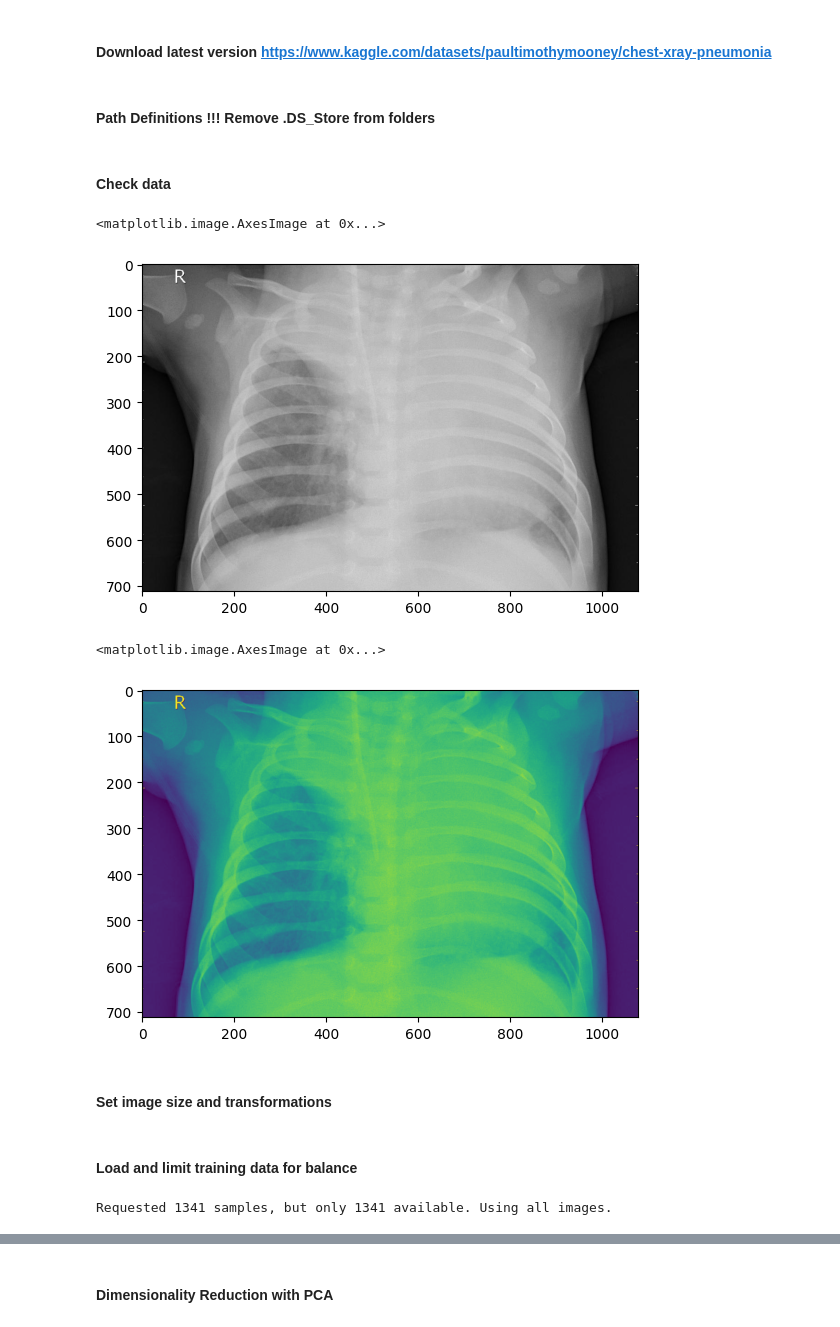
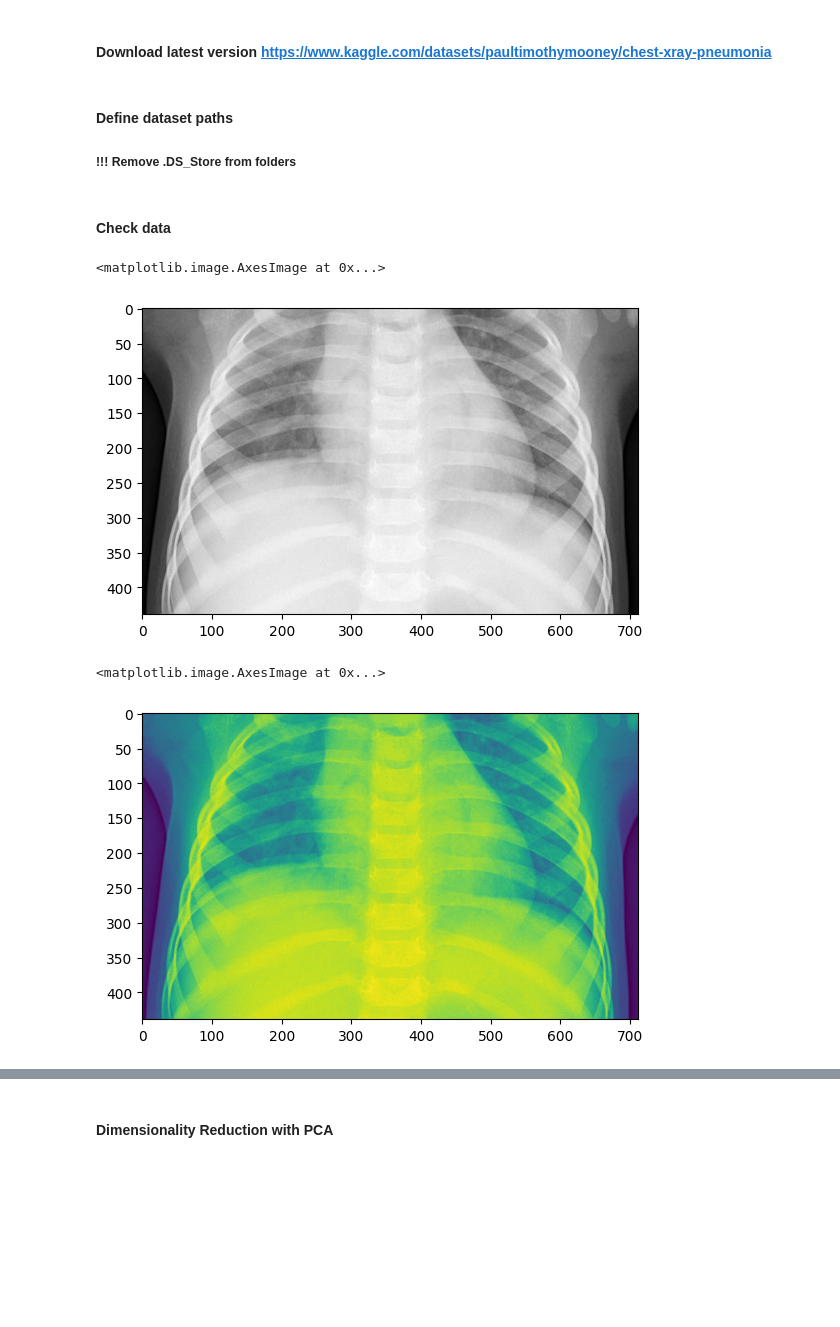
Before and after one commit to ketayon/PNEUMONIA_DETECTION, a Jupyter notebook: QNNCircuit_giskit_pneumonia_detection.ipynb, the cells around one changed output, grey strips where cells are left out. Saved outputs shown, nothing was run; the diff lists cells and outputs as text; code cells hidden in the pictures; blank space fills up the shorter version.

```diff
--- a/QNNCircuit_giskit_pneumonia_detection.ipynb
+++ b/QNNCircuit_giskit_pneumonia_detection.ipynb
@@ -36,4 +38,5 @@ import kagglehub
 path = kagglehub.dataset_download("paultimothymooney/chest-xray-pneumonia")
 # print("Path to dataset files:", path)
 # %% [markdown]
-#### Path Definitions !!! Remove .DS_Store from folders
+#### Define dataset paths
+##### !!! Remove .DS_Store from folders
@@ -45,11 +53,11 @@ validation_path_pneu = f'{path}/chest_xray/test/PNEUMONIA'
 # %% [markdown]
 #### Check data
 # %%
-xray_image = cv2.imread(f'{dataset_path_pneu}/person23_bacteria_92.jpeg', cv2.IMREAD_GRAYSCALE)
+xray_image = cv2.imread(f'{train_path_pneu}/person1_bacteria_1.jpeg', cv2.IMREAD_GRAYSCALE)
 plt.imshow(xray_image, cmap='gray')
 # %% [output]
 <matplotlib.image.AxesImage at 0x...>
-[figure, old version]
+[figure, new version]
 # %%
 transform_img = ScaleIntensity(minv=0.0, maxv=1.0)
 xray_image_scaled = transform_img(xray_image)
@@ -57,6 +65,4 @@ colored_xray = cm.viridis(xray_image_scaled)
 plt.imshow(colored_xray)
 # %% [output]
 <matplotlib.image.AxesImage at 0x...>
-[figure, old version]
+[figure, new version]
-# %% [markdown]
-#### Set image size and transformations
@@ -93,11 +69 @@ def load_images_from_folder(folder, label, transform, num_samples=None):
-# %% [markdown]
-#### Load and limit training data for balance
-# %%
-train_data_norm, train_labels_norm = load_images_from_folder(dataset_path_norm, 0, transform, 1341)
-train_data_pneu, train_labels_pneu = load_images_from_folder(dataset_path_pneu, 1, transform, 1341)
-
-X_train = np.array(train_data_norm + train_data_pneu)
-y_train = np.array(train_labels_norm + train_labels_pneu)
-# %% [output]
-Requested 1341 samples, but only 1341 available. Using all images.
 # %% [markdown]
```
Also changed, not shown: parts of 20 cells of this notebook, 24 other files.
